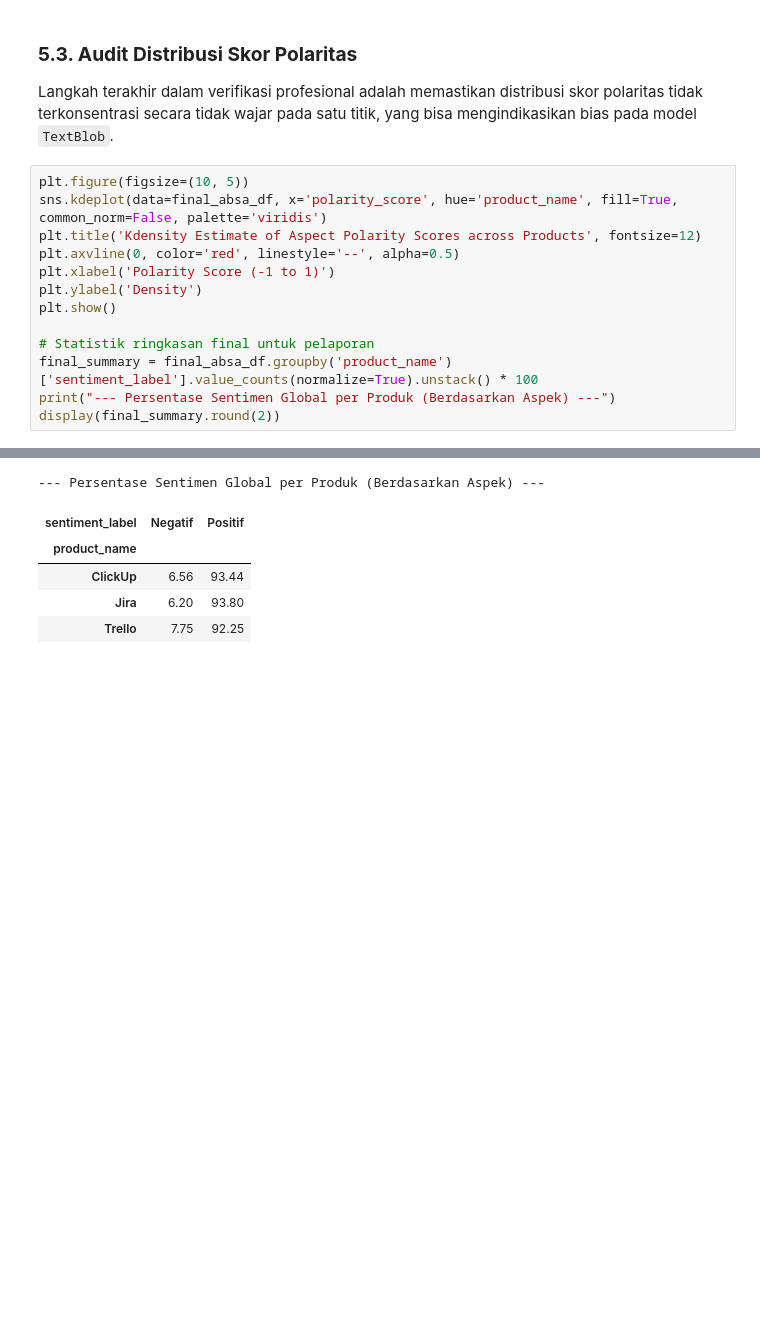
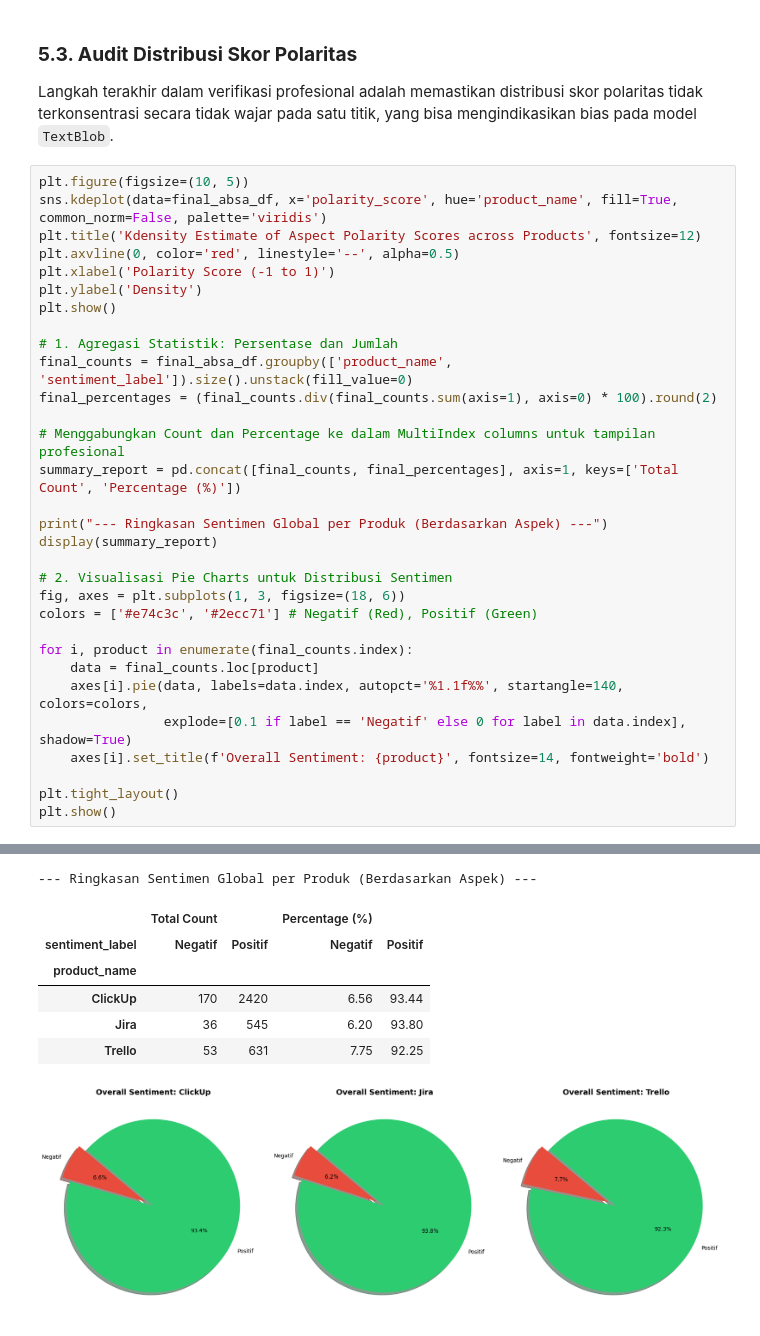
Before and after one commit to LatiefDataVisionary/pm-tools-absa-analysis, a Jupyter notebook: notebook/EDA_Clean_TrustRadius.ipynb, the cells around one changed output, grey strips where cells are left out. Saved outputs shown, nothing was run; the diff lists cells and outputs as text; blank space fills up the shorter version.

```diff
--- a/notebook/EDA_Clean_TrustRadius.ipynb
+++ b/notebook/EDA_Clean_TrustRadius.ipynb
@@ -878,21 +878,41 @@ Langkah terakhir dalam verifikasi profesional adalah memastikan distribusi skor
 # %%
 plt.figure(figsize=(10, 5))
 sns.kdeplot(data=final_absa_df, x='polarity_score', hue='product_name', fill=True, common_norm=False, palette='viridis')
 plt.title('Kdensity Estimate of Aspect Polarity Scores across Products', fontsize=12)
 plt.axvline(0, color='red', linestyle='--', alpha=0.5)
 plt.xlabel('Polarity Score (-1 to 1)')
 plt.ylabel('Density')
 plt.show()
 
-# Statistik ringkasan final untuk pelaporan
-final_summary = final_absa_df.groupby('product_name')['sentiment_label'].value_counts(normalize=True).unstack() * 100
-print("--- Persentase Sentimen Global per Produk (Berdasarkan Aspek) ---")
-display(final_summary.round(2))
+# 1. Agregasi Statistik: Persentase dan Jumlah
+final_counts = final_absa_df.groupby(['product_name', 'sentiment_label']).size().unstack(fill_value=0)
+final_percentages = (final_counts.div(final_counts.sum(axis=1), axis=0) * 100).round(2)
+
+# Menggabungkan Count dan Percentage ke dalam MultiIndex columns untuk tampilan profesional
+summary_report = pd.concat([final_counts, final_percentages], axis=1, keys=['Total Count', 'Percentage (%)'])
+
+print("--- Ringkasan Sentimen Global per Produk (Berdasarkan Aspek) ---")
+display(summary_report)
+
+# 2. Visualisasi Pie Charts untuk Distribusi Sentimen
+fig, axes = plt.subplots(1, 3, figsize=(18, 6))
+colors = ['#e74c3c', '#2ecc71'] # Negatif (Red), Positif (Green)
+
+for i, product in enumerate(final_counts.index):
+    data = final_counts.loc[product]
+    axes[i].pie(data, labels=data.index, autopct='%1.1f%%', startangle=140, colors=colors,
+                explode=[0.1 if label == 'Negatif' else 0 for label in data.index], shadow=True)
+    axes[i].set_title(f'Overall Sentiment: {product}', fontsize=14, fontweight='bold')
+
+plt.tight_layout()
+plt.show()
 # %% [output]
 [figure]
---- Persentase Sentimen Global per Produk (Berdasarkan Aspek) ---
+--- Ringkasan Sentimen Global per Produk (Berdasarkan Aspek) ---
-| sentiment_label | Negatif | Positif |
-| product_name |  |  |
-| ClickUp | 6.56 | 93.44 |
-| Jira | 6.20 | 93.80 |
-| Trello | 7.75 | 92.25 |
+|  | Total Count |  | Percentage (%) |  |
+| sentiment_label | Negatif | Positif | Negatif | Positif |
+| product_name |  |  |  |  |
+| ClickUp | 170 | 2420 | 6.56 | 93.44 |
+| Jira | 36 | 545 | 6.20 | 93.80 |
+| Trello | 53 | 631 | 7.75 | 92.25 |
+[figure, added]
```
Also changed, not shown: parts of 3 cells of this notebook.
